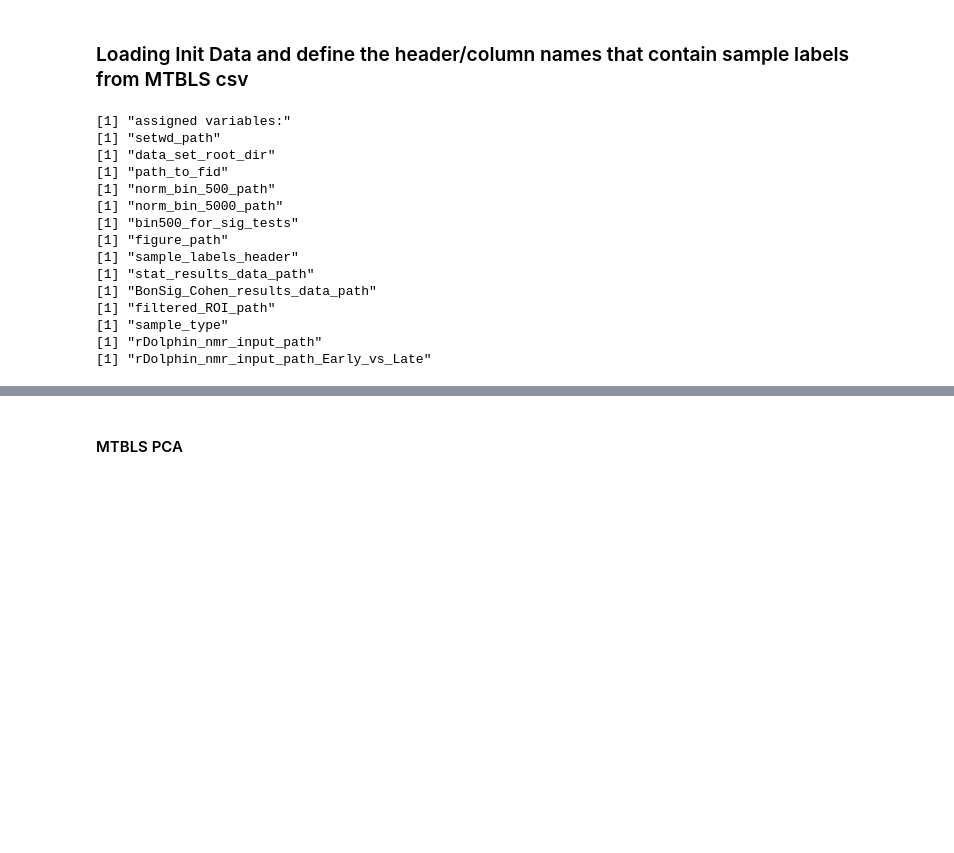
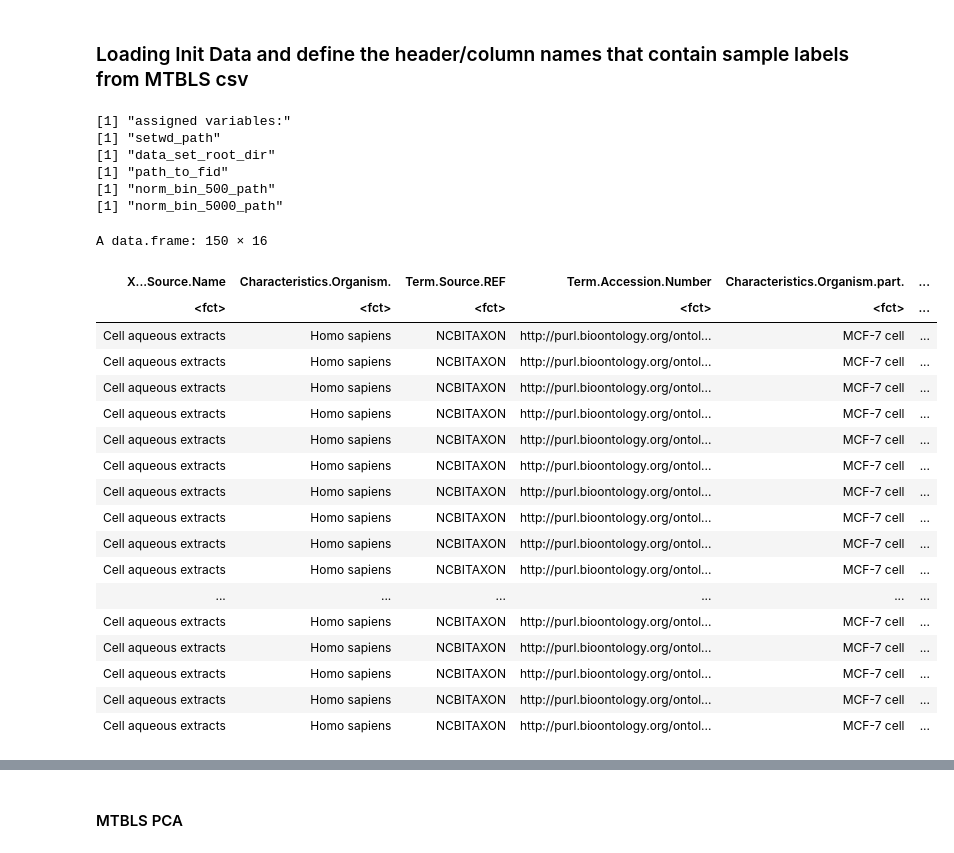
Before and after one commit to HallLab/MTBLS374_smoking_study_secondary_analysis, a Jupyter notebook: 1.2_Analysis_NMR_extractRealForbin0.02_and_PCA_Plot_scripts_MTBLS_03132020.ipynb, the cells around one changed output, grey strips where cells are left out. Drawn from its saved outputs; the diff is of its cells as text; code cells hidden in the pictures; blank space fills up the shorter version.

```diff
--- a/1.2_Analysis_NMR_extractRealForbin0.02_and_PCA_Plot_scripts_MTBLS_03132020.ipynb
+++ b/1.2_Analysis_NMR_extractRealForbin0.02_and_PCA_Plot_scripts_MTBLS_03132020.ipynb
@@ -23,7 +17,9 @@ sample_labels_header <- c('Factor.Value.Breast.cancer.diagnosis.',
 # %%
-labels_table <- read.csv(file="/Users/morris/Box/Hall_Lab/Projects/HUNA/MTBLS424/s_Breast_Cancer.csv",
+# contents of the list would be user submitted
+sample_labels_header <- c('Factor_Value_Treatment', 'Factor_Value_Time_post_exposure_hr')
+labels_table <- read.csv(file="/Users/morris/Box/Hall_Lab/Projects/HUNA/MTBLS430/s_mtbls430.csv",
                    header=TRUE, sep=",", check.names=TRUE)
-huna_init <- read.csv('/Users/morris/Box/Hall_Lab/Projects/HUNA/MTBLS424/MTBLS424_init.csv',
+huna_init <- read.csv('/Users/morris/Box/Hall_Lab/Projects/HUNA/MTBLS430/MTBLS430_init.csv',
                       header=TRUE, check.names=FALSE)
 nrow <- nrow(huna_init)
 print('assigned variables:')
@@ -38,15 +34,28 @@ for (i in 1:nrow){
 [1] "path_to_fid"
 [1] "norm_bin_500_path"
 [1] "norm_bin_5000_path"
-[1] "bin500_for_sig_tests"
-[1] "figure_path"
-[1] "sample_labels_header"
-[1] "stat_results_data_path"
-[1] "BonSig_Cohen_results_data_path"
-[1] "filtered_ROI_path"
-[1] "sample_type"
-[1] "rDolphin_nmr_input_path"
-[1] "rDolphin_nmr_input_path_Early_vs_Late"
+# %%
+labels_table
+# %% [output]
+A data.frame: 150 × 16
+| X...Source.Name | Characteristics.Organism. | Term.Source.REF | Term.Accession.Number | Characteristics.Organism.part. | ... |
+| <fct> | <fct> | <fct> | <fct> | <fct> | ... |
+| Cell aqueous extracts | Homo sapiens | NCBITAXON | http://purl.bioontology.org/ontol... | MCF-7 cell | ... |
+| Cell aqueous extracts | Homo sapiens | NCBITAXON | http://purl.bioontology.org/ontol... | MCF-7 cell | ... |
+| Cell aqueous extracts | Homo sapiens | NCBITAXON | http://purl.bioontology.org/ontol... | MCF-7 cell | ... |
+| Cell aqueous extracts | Homo sapiens | NCBITAXON | http://purl.bioontology.org/ontol... | MCF-7 cell | ... |
+| Cell aqueous extracts | Homo sapiens | NCBITAXON | http://purl.bioontology.org/ontol... | MCF-7 cell | ... |
+| Cell aqueous extracts | Homo sapiens | NCBITAXON | http://purl.bioontology.org/ontol... | MCF-7 cell | ... |
+| Cell aqueous extracts | Homo sapiens | NCBITAXON | http://purl.bioontology.org/ontol... | MCF-7 cell | ... |
+| Cell aqueous extracts | Homo sapiens | NCBITAXON | http://purl.bioontology.org/ontol... | MCF-7 cell | ... |
+| Cell aqueous extracts | Homo sapiens | NCBITAXON | http://purl.bioontology.org/ontol... | MCF-7 cell | ... |
+| Cell aqueous extracts | Homo sapiens | NCBITAXON | http://purl.bioontology.org/ontol... | MCF-7 cell | ... |
+| ... | ... | ... | ... | ... | ... |
+| Cell aqueous extracts | Homo sapiens | NCBITAXON | http://purl.bioontology.org/ontol... | MCF-7 cell | ... |
+| Cell aqueous extracts | Homo sapiens | NCBITAXON | http://purl.bioontology.org/ontol... | MCF-7 cell | ... |
+| Cell aqueous extracts | Homo sapiens | NCBITAXON | http://purl.bioontology.org/ontol... | MCF-7 cell | ... |
+| Cell aqueous extracts | Homo sapiens | NCBITAXON | http://purl.bioontology.org/ontol... | MCF-7 cell | ... |
+| Cell aqueous extracts | Homo sapiens | NCBITAXON | http://purl.bioontology.org/ontol... | MCF-7 cell | ... |
 # %%
 MTBLS_bin500 <- read.csv(file=norm_bin_500_path, header=TRUE, sep=",")
 MTBLS_bin5000 <- read.csv(file=norm_bin_5000_path, header=TRUE, sep=",")
```
Also changed, not shown: parts of 7 cells of this notebook, 10 other files.
